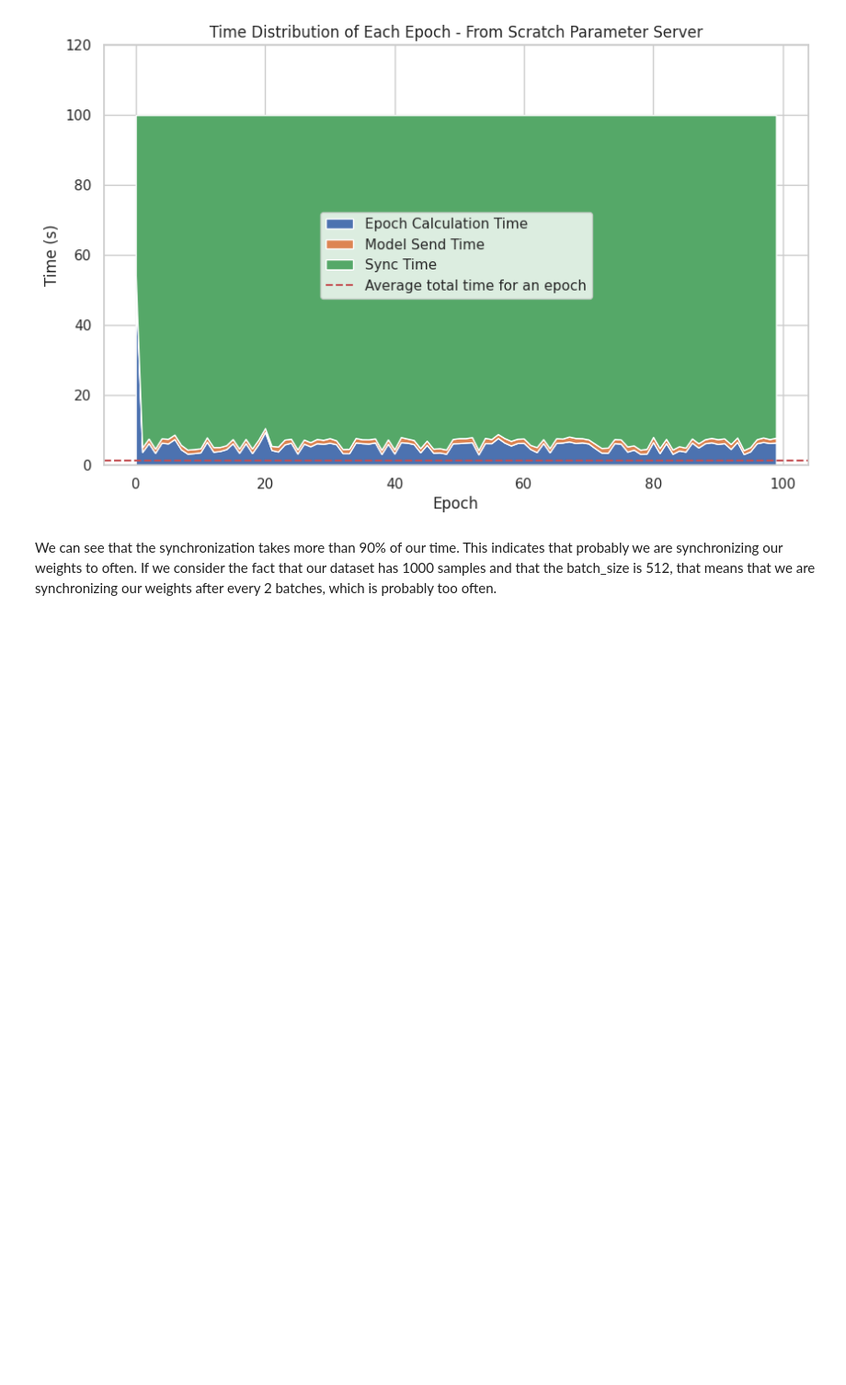
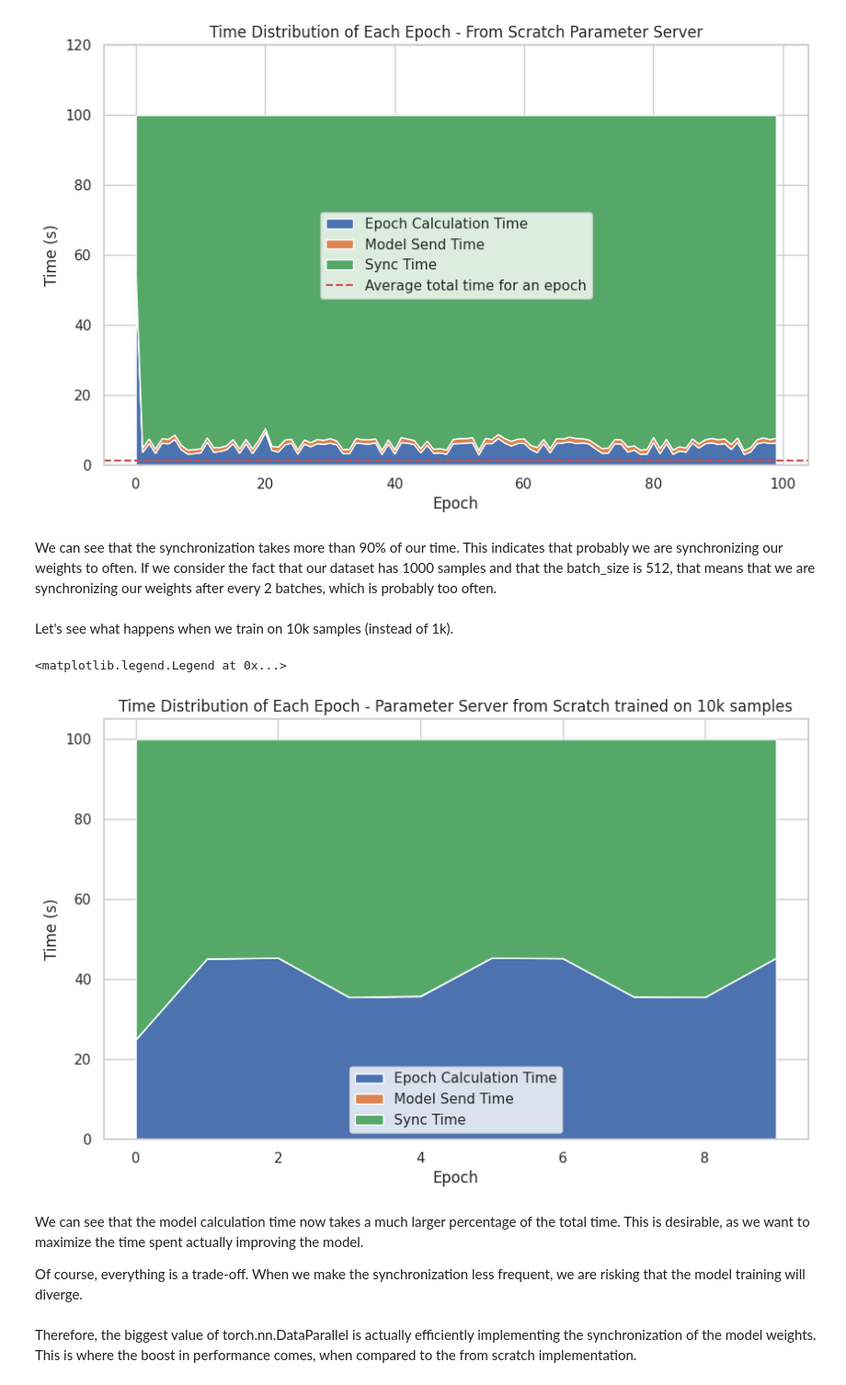
Before and after one commit to ppadjin/torch-parallel-from-scratch, a Jupyter notebook: Experiment1.ipynb, the cells around one changed output. Shown: that part at 92% size. Drawn from its saved outputs; the diff is of its cells as text; code cells hidden in the pictures; blank space fills up the shorter version.

```diff
--- a/Experiment1.ipynb
+++ b/Experiment1.ipynb
@@ -153,3 +161,33 @@ plt.legend()
 [figure]
 # %% [markdown]
 We can see that the synchronization takes more than 90% of our time. This indicates that probably we are synchronizing our weights to often. If we consider the fact that our dataset has 1000 samples and that the batch_size is 512, that means that we are synchronizing our weights after every 2 batches, which is probably too often.
+# %% [markdown]
+Let's see what happens when we train on 10k samples (instead of 1k).
+# %%
+df_epoch_calc = pd.read_csv(os.path.join(logs_path, 'epoch_calc_10k.csv'))
+df_model_send = pd.read_csv(os.path.join(logs_path, 'model_send_10k.csv'))
+df_sync_wait = pd.read_csv(os.path.join(logs_path, 'sync_wait_10k.csv'))
+
+df_total = pd.concat([df_epoch_calc, df_model_send, df_sync_wait], axis=1)
+df_total['total_time'] = df_total['epoch_calc_time'] + df_total['model_send_time'] + df_total['sync_time']
+# turn the time into percentage
+df_epoch_calc['epoch_calc_time'] = df_epoch_calc['epoch_calc_time'] / df_total['total_time'] * 100
+df_model_send['model_send_time'] = df_model_send['model_send_time'] / df_total['total_time'] * 100
+df_sync_wait['sync_time'] = df_sync_wait['sync_time'] / df_total['total_time'] * 100
+# %%
+# stack plot
+plt.figure(figsize=(10, 6))
+plt.stackplot(df_epoch_calc.index, df_epoch_calc['epoch_calc_time'], df_model_send['model_send_time'], df_sync_wait['sync_time'], labels=['Epoch Calculation Time', 'Model Send Time', 'Sync Time'])
+plt.title('Time Distribution of Each Epoch - Parameter Server from Scratch trained on 10k samples')
+plt.xlabel('Epoch')
+plt.ylabel('Time (s)')
+plt.legend()
+# %% [output]
+<matplotlib.legend.Legend at 0x...>
+[figure, added]
+# %% [markdown]
+We can see that the model calculation time now takes a much larger percentage of the total time. This is desirable, as we want to maximize the time spent actually improving the model.
+
+Of course, everything is a trade-off. When we make the synchronization less frequent, we are risking that the model training will diverge.
+# %% [markdown]
+Therefore, the biggest value of torch.nn.DataParallel is actually efficiently implementing the synchronization of the model weights. This is where the boost in performance comes, when compared to the from scratch implementation.
```
Also changed, not shown: parts of 3 cells of this notebook.
